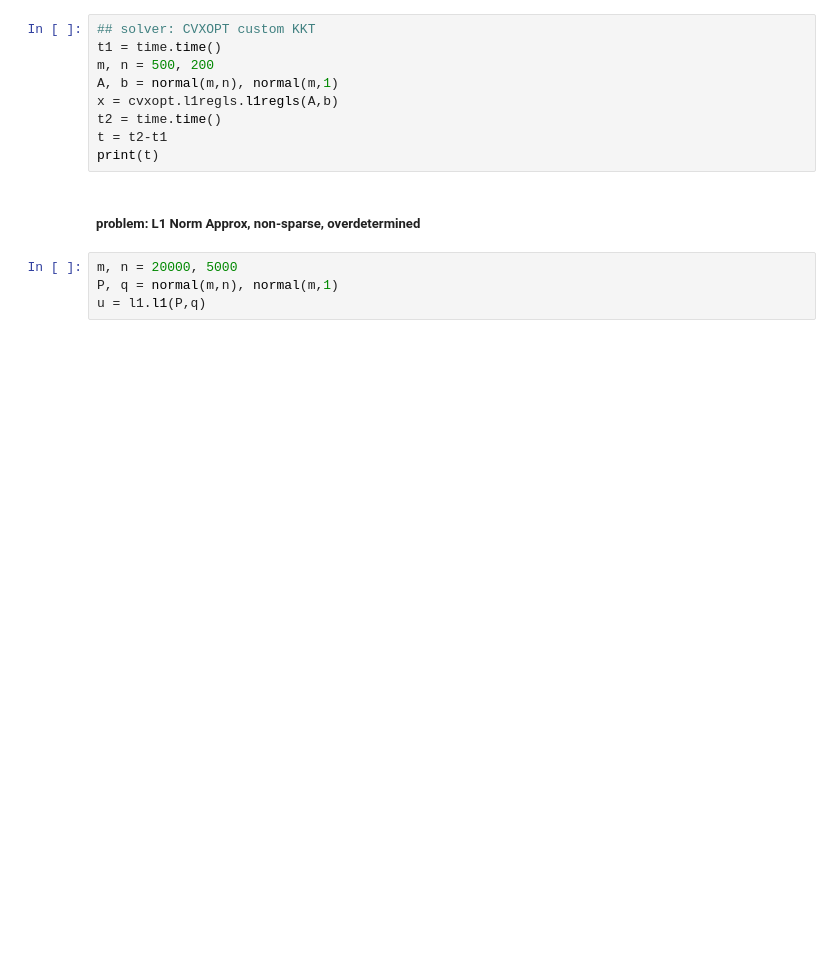
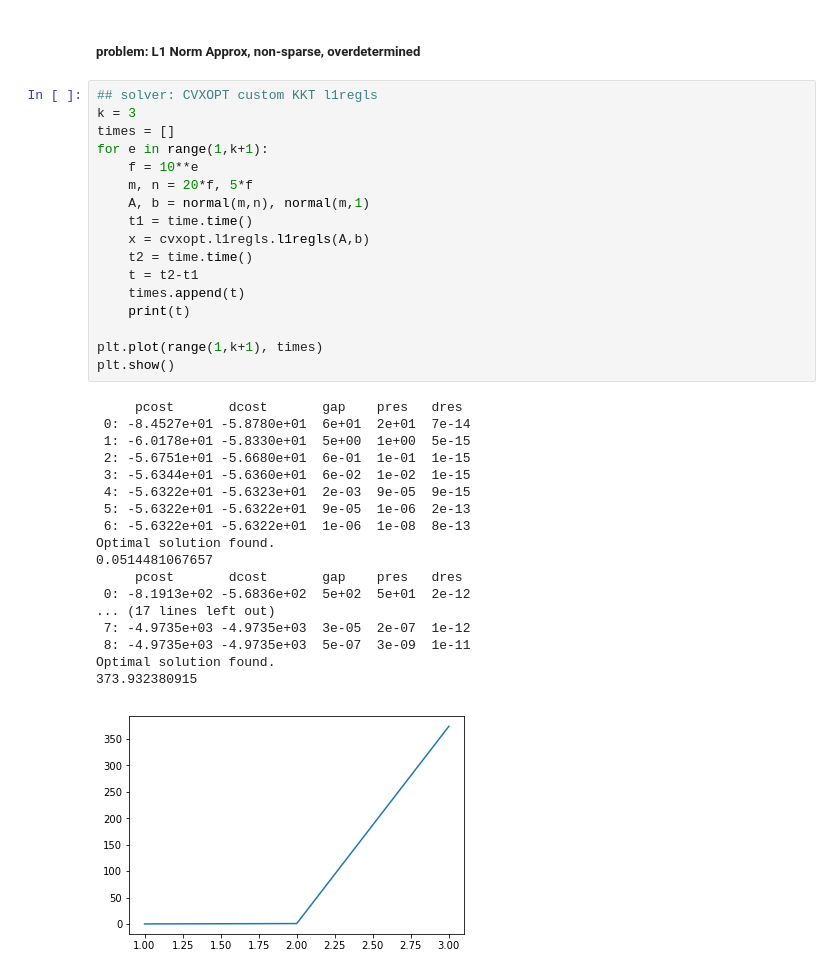
Before and after one commit to zimmerman-cole/ill-condition, a Jupyter notebook: code/IPM_examples.ipynb, the cells around one changed output. Cells and saved outputs as stored; diff of their text form; blank space fills up the shorter version.

```diff
--- a/code/IPM_examples.ipynb
+++ b/code/IPM_examples.ipynb
@@ -50,15 +105,38 @@ print(t)
-# %%
-## solver: CVXOPT custom KKT
-t1 = time.time()
-m, n = 500, 200
-A, b = normal(m,n), normal(m,1)
-x = cvxopt.l1regls.l1regls(A,b)
-t2 = time.time()
-t = t2-t1
-print(t)
 # %% [markdown]
 ##### problem: L1 Norm Approx, non-sparse, overdetermined
-# %%
-m, n = 20000, 5000
-P, q = normal(m,n), normal(m,1)
-u = l1.l1(P,q)
+# %%
+## solver: CVXOPT custom KKT l1regls
+k = 3
+times = []
+for e in range(1,k+1):
+    f = 10**e
+    m, n = 20*f, 5*f
+    A, b = normal(m,n), normal(m,1)
+    t1 = time.time()
+    x = cvxopt.l1regls.l1regls(A,b)
+    t2 = time.time()
+    t = t2-t1
+    times.append(t)
+    print(t)
+
+plt.plot(range(1,k+1), times)
+plt.show()
+# %% [output]
+     pcost       dcost       gap    pres   dres
+ 0: -8.4527e+01 -5.8780e+01  6e+01  2e+01  7e-14
+ 1: -6.0178e+01 -5.8330e+01  5e+00  1e+00  5e-15
+ 2: -5.6751e+01 -5.6680e+01  6e-01  1e-01  1e-15
+ 3: -5.6344e+01 -5.6360e+01  6e-02  1e-02  1e-15
+ 4: -5.6322e+01 -5.6323e+01  2e-03  9e-05  9e-15
+ 5: -5.6322e+01 -5.6322e+01  9e-05  1e-06  2e-13
+ 6: -5.6322e+01 -5.6322e+01  1e-06  1e-08  8e-13
+Optimal solution found.
+0.0514481067657
+     pcost       dcost       gap    pres   dres
+ 0: -8.1913e+02 -5.6836e+02  5e+02  5e+01  2e-12
+... (17 lines left out)
+ 7: -4.9735e+03 -4.9735e+03  3e-05  2e-07  1e-12
+ 8: -4.9735e+03 -4.9735e+03  5e-07  3e-09  1e-11
+Optimal solution found.
+373.932380915
+[figure, added]
```
Also changed, not shown: parts of 6 cells of this notebook.
